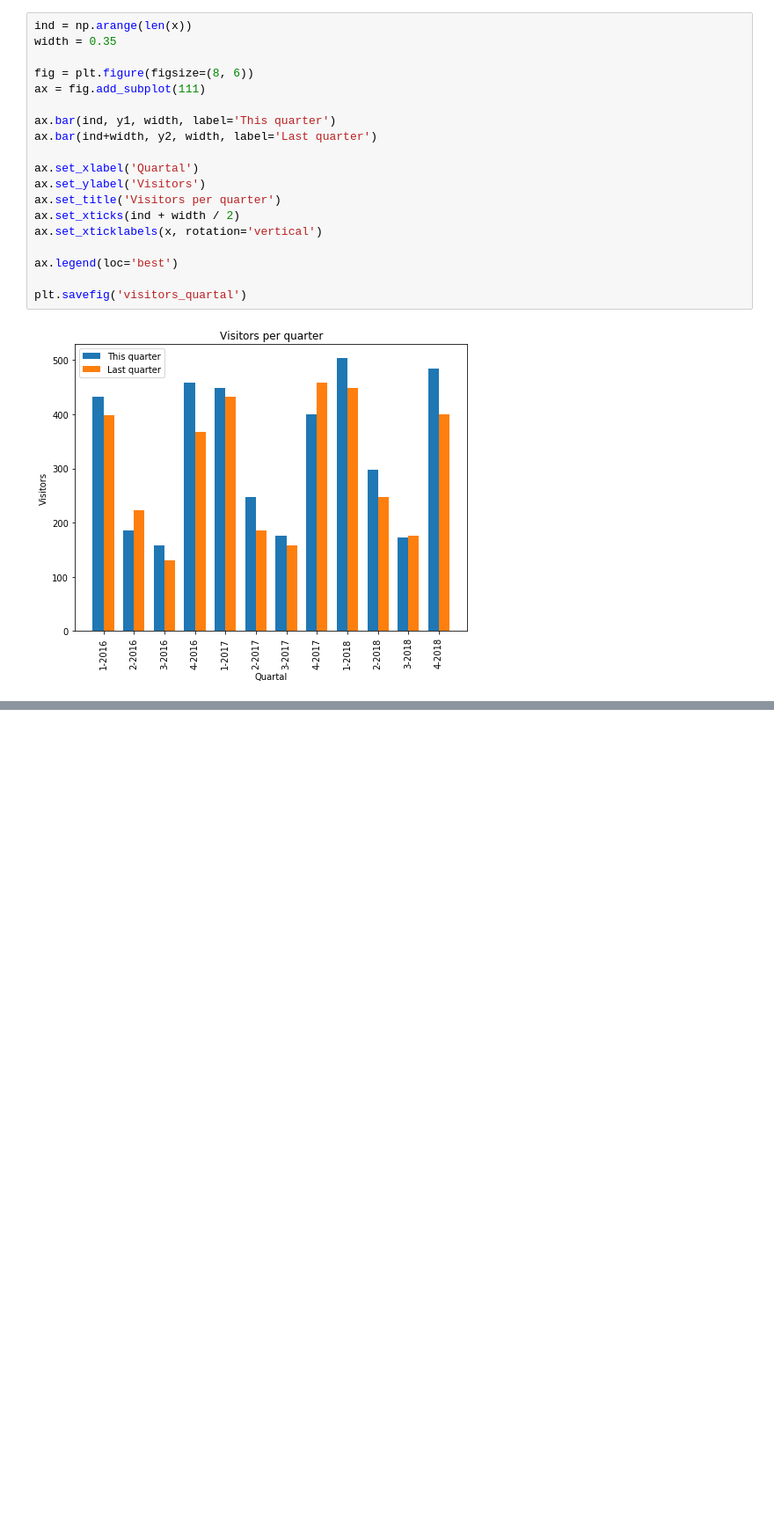
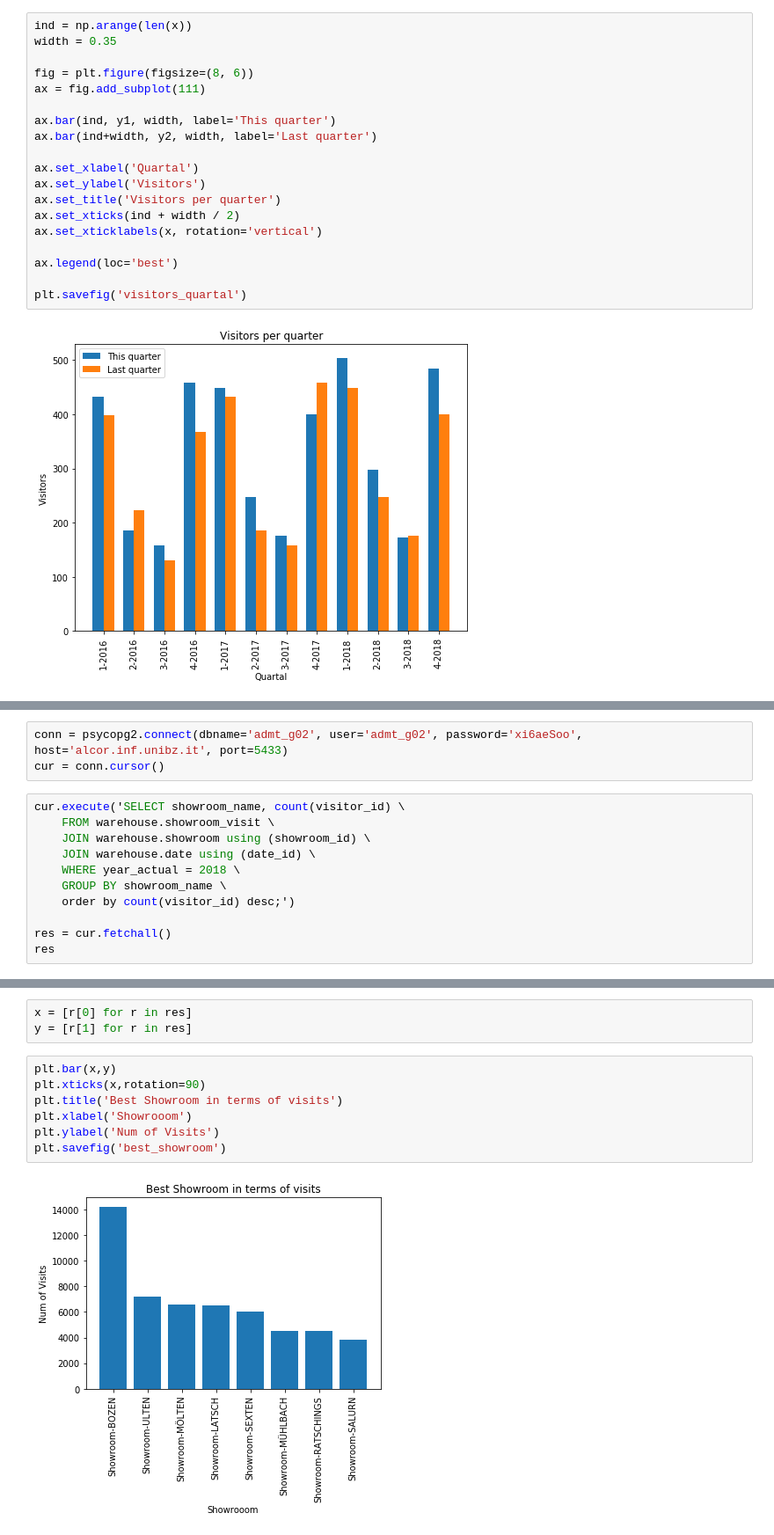
Before and after one commit to addyvieider/DataWarehouse, a Jupyter notebook: images/query visulaization.ipynb, the cells around one changed output, grey strips where cells are left out. Shown at 88% size. Cells and saved outputs as stored; diff of their text form; blank space fills up the shorter version.

Commit message:
added images

```diff
--- a/images/query visulaization.ipynb
+++ b/images/query visulaization.ipynb
@@ -177,0 +175,14 @@ conn.close()
+# %%
+conn = psycopg2.connect(dbname='admt_g02', user='admt_g02', password='xi6aeSoo', host='alcor.inf.unibz.it', port=5433)
+cur = conn.cursor()
+# %%
+cur.execute('SELECT showroom_name, count(visitor_id) \
+	FROM warehouse.showroom_visit \
+	JOIN warehouse.showroom using (showroom_id) \
+	JOIN warehouse.date using (date_id) \
+	WHERE year_actual = 2018 \
+	GROUP BY showroom_name \
+	order by count(visitor_id) desc;')
+
+res = cur.fetchall()
+res
@@ -177,0 +198,12 @@ conn.close()
+# %%
+x = [r[0] for r in res]
+y = [r[1] for r in res]
+# %%
+plt.bar(x,y)
+plt.xticks(x,rotation=90)
+plt.title('Best Showroom in terms of visits')
+plt.xlabel('Showrooom')
+plt.ylabel('Num of Visits')
+plt.savefig('best_showroom')
+# %% [output]
+[figure, added]
```
Also changed, not shown: parts of 11 cells of this notebook, 7 other files.
